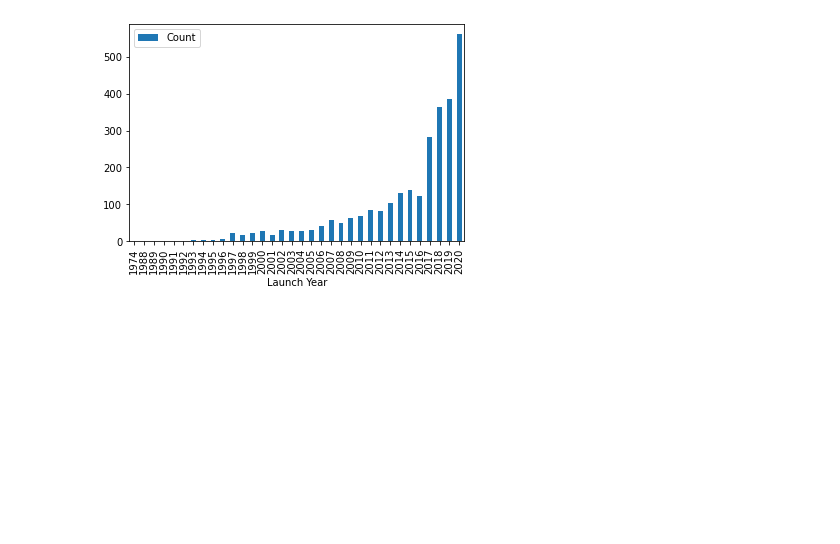
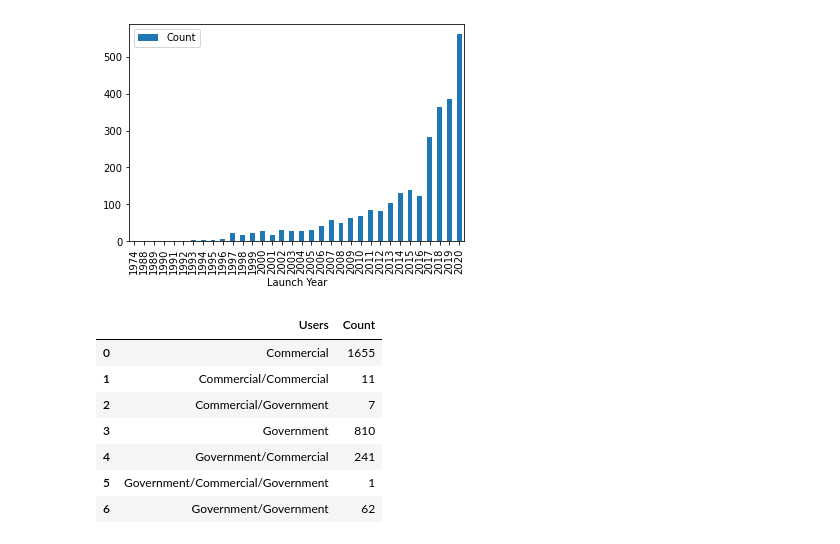
Before and after one commit to jdmerryman88/Worldwide_Satellite_Analysis, a Jupyter notebook: justin.ipynb, the cells around one changed output. Cells and saved outputs as stored; diff of their text form; code cells hidden in the pictures; blank space fills up the shorter version.

Commit message:
Groupby data user type

```diff
--- a/justin.ipynb
+++ b/justin.ipynb
@@ -146,3 +146,24 @@ cleaned_yearly_df.plot.bar(x = 'Launch Year' , y = 'Count')
 [figure]
 # %%
 ### Military vs commercial analysis starts here
+# %%
+satelites_users_df = cleaned_satellite_df
+satelites_users_df = pd.DataFrame(satelites_users_df)
+cleaned_users_df = pd.DataFrame()
+satelites_users_df['Users'] = satelites_users_df['Users'].str.strip()
+satelites_users_df['Users'] = satelites_users_df['Users'].str.replace('Civil', 'Commercial')
+satelites_users_df['Users'] = satelites_users_df['Users'].str.replace('Military', 'Government')
+satelites_users_df = satelites_users_df.groupby('Users').count()
+satelites_users_df = satelites_users_df.reset_index()
+cleaned_users_df ['Users'] = satelites_users_df['Users']
+cleaned_users_df ['Count'] = satelites_users_df['Current Official Name of Satellite']
+cleaned_users_df
+# %% [output]
+|  | Users | Count |
+| 0 | Commercial | 1655 |
+| 1 | Commercial/Commercial | 11 |
+| 2 | Commercial/Government | 7 |
+| 3 | Government | 810 |
+| 4 | Government/Commercial | 241 |
+| 5 | Government/Commercial/Government | 1 |
+| 6 | Government/Government | 62 |
```
Also changed, not shown: 1 other file.
